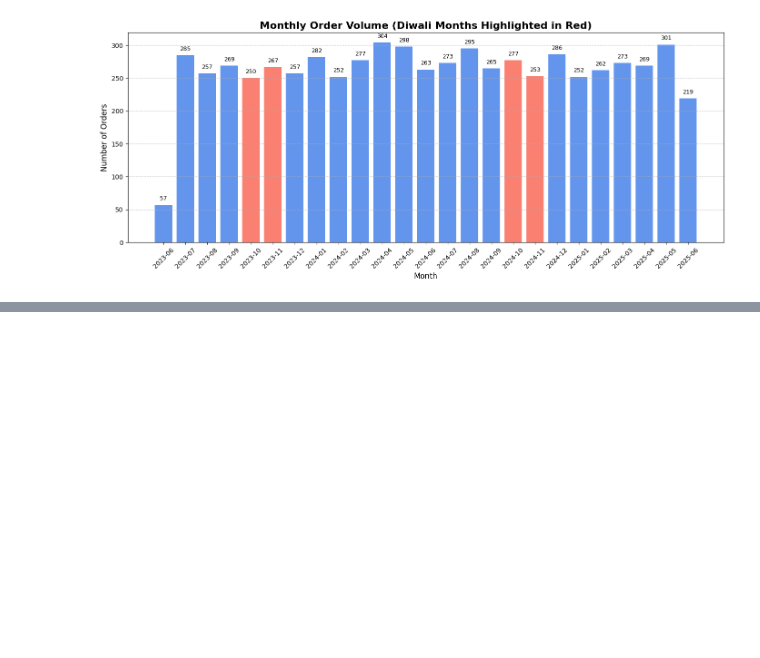
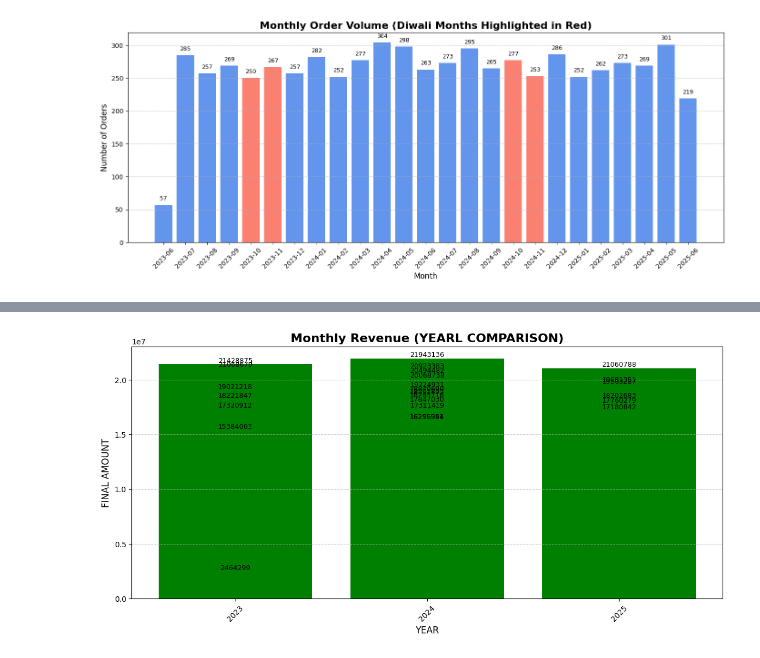
Before and after one commit to Bindiya-Anand/IndiaKart_E-Commerce_Analytics_Project, a Jupyter notebook: Notebooks/Phase2_EDA_Bindiya_Anand.ipynb, the cells around one changed output, grey strips where cells are left out. Drawn from its saved outputs; the diff is of its cells as text; code cells hidden in the pictures; blank space fills up the shorter version.

```diff
--- a/Notebooks/Phase2_EDA_Bindiya_Anand.ipynb
+++ b/Notebooks/Phase2_EDA_Bindiya_Anand.ipynb
@@ -85,0 +166,2 @@ plt.show()
+# %%
+monthly_orders['year_str'] = monthly_orders['year'].astype(str)
@@ -85,0 +185,23 @@ plt.show()
+# %%
+# create bar chart for monthly revenue using year_month and final_amount from monthly_orders
+plt.figure(figsize=(14, 6))
+#colors = ['salmon' if m in [10, 11] else 'cornflowerblue' for m in monthly_orders['month_num']]
+bars = plt.bar(monthly_orders['year_str'], monthly_orders['final_amount'], color='g')
+
+# Adding grid and labels
+plt.grid(axis='y', linestyle='--', alpha=0.7)
+plt.title('Monthly Revenue (YEARL COMPARISON)', fontsize=16, fontweight='bold')
+plt.xlabel('YEAR', fontsize=12)
+plt.ylabel('FINAL AMOUNT', fontsize=12)
+plt.xticks(rotation=45)
+
+# Add values on top of bars
+# update the code for a barh
+for bar in bars:
+    yval = bar.get_height()
+    plt.text(bar.get_x() + bar.get_width()/2.0, yval + 5, int(yval), ha='center', va='bottom', fontsize=9)
+
+#plt.tight_layout()
+plt.show()
+# %% [output]
+[figure, added]
```
Also changed, not shown: parts of 9 cells of this notebook.
